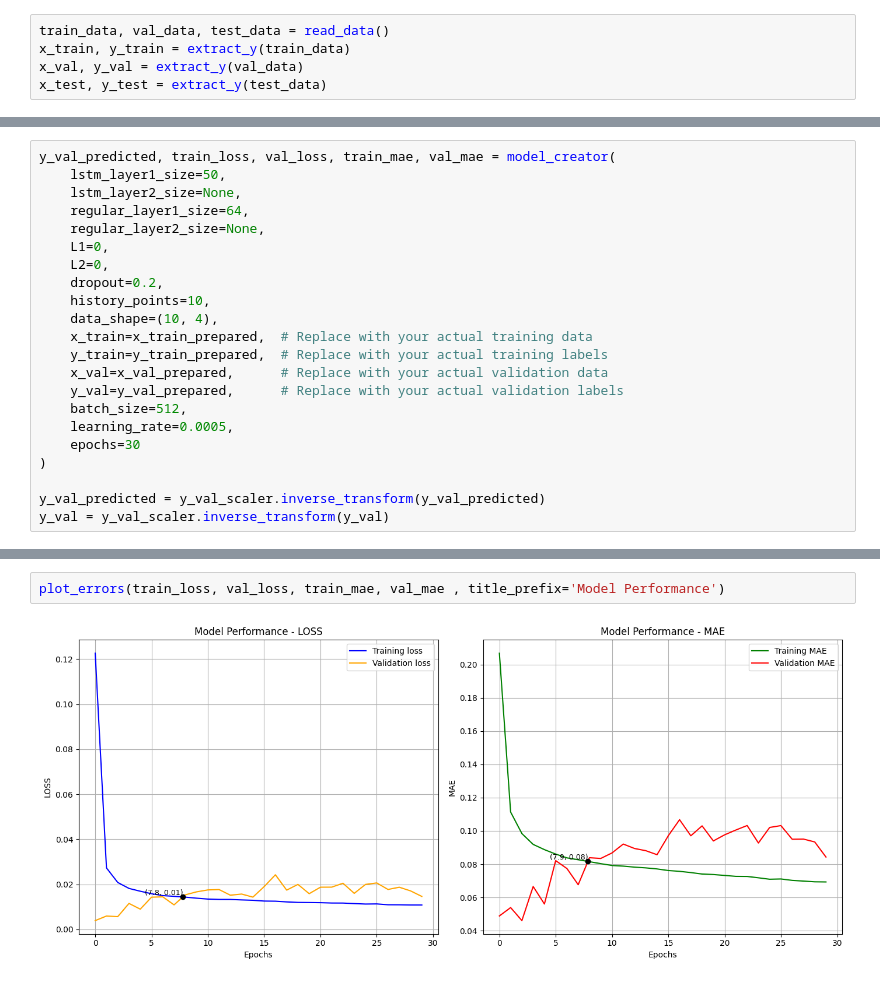
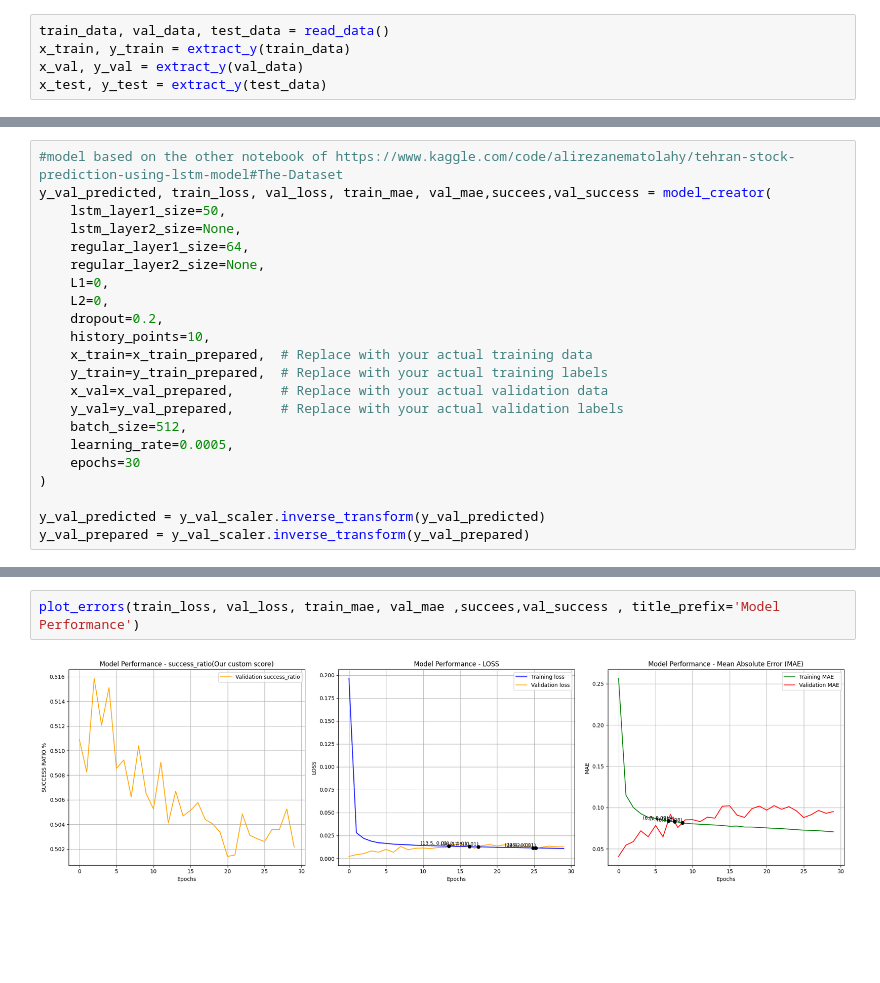
Before and after one commit to DorAgababa/TradingBotAI, a Jupyter notebook: model_type_a.ipynb, the cells around one changed output, grey strips where cells are left out. Cells and saved outputs as stored; diff of their text form; blank space fills up the shorter version.

Commit message:
Version that really check profits for out model, for future use
Signed-off-by: DorAgababa <dor16agababa@gmail.com>

```diff
--- a/model_type_a.ipynb
+++ b/model_type_a.ipynb
@@ -284,5 +341,6 @@ y_train_prepared is (81048, 1, 1)
 # %%
-y_val_predicted, train_loss, val_loss, train_mae, val_mae = model_creator(
+#model based on the other notebook of https://www.kaggle.com/code/alirezanematolahy/tehran-stock-prediction-using-lstm-model#The-Dataset
+y_val_predicted, train_loss, val_loss, train_mae, val_mae,succees,val_success = model_creator(
     lstm_layer1_size=50,
     lstm_layer2_size=None,
     regular_layer1_size=64,
@@ -291,7 +349,6 @@ y_val_predicted, train_loss, val_loss, train_mae, val_mae = model_creator(
     L2=0,
     dropout=0.2,
     history_points=10,
-    data_shape=(10, 4),
     x_train=x_train_prepared,  # Replace with your actual training data
     y_train=y_train_prepared,  # Replace with your actual training labels
     x_val=x_val_prepared,      # Replace with your actual validation data
@@ -302,6 +359,6 @@ y_val_predicted, train_loss, val_loss, train_mae, val_mae = model_creator(
 )
 
 y_val_predicted = y_val_scaler.inverse_transform(y_val_predicted)
-y_val = y_val_scaler.inverse_transform(y_val)
+y_val_prepared = y_val_scaler.inverse_transform(y_val_prepared)
 # %% [output]
 Epoch 1/30
@@ -364,4 +391,4 @@ plt.show()
 # %%
-plot_errors(train_loss, val_loss, train_mae, val_mae , title_prefix='Model Performance')
+plot_errors(train_loss, val_loss, train_mae, val_mae ,succees,val_success , title_prefix='Model Performance')
 # %% [output]
-[figure, old version]
+[figure, new version]
```
Also changed, not shown: parts of 16 cells of this notebook.
